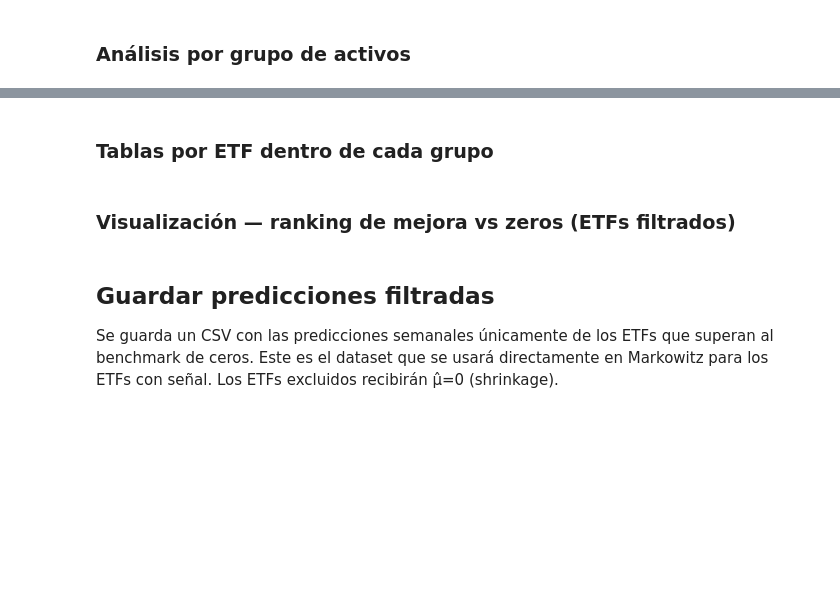
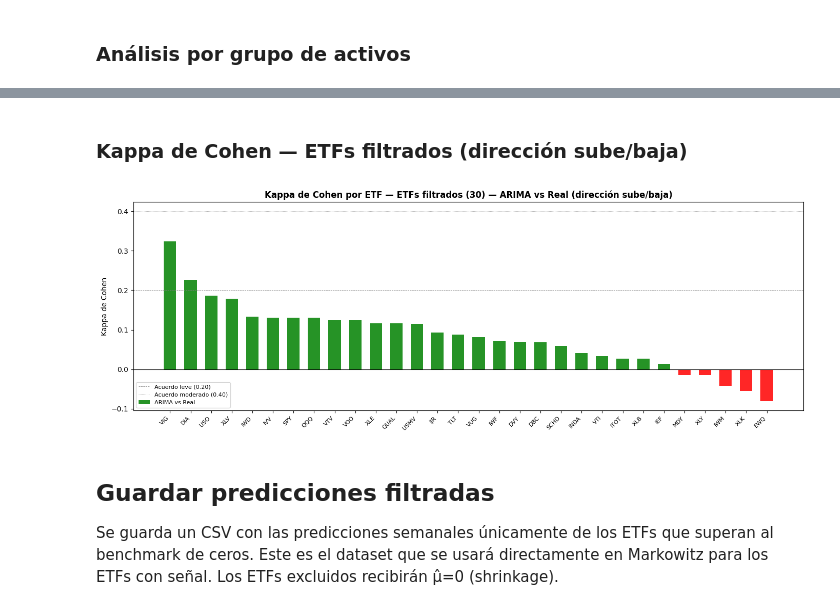
Before and after one commit to aleellord/TFM, a Jupyter notebook: 2.Modelo_Series_Temporales/Modelo_semanal/02_predicciones_modelo_ARIMA_filtrado.ipynb, the cells around one changed output, grey strips where cells are left out. Saved outputs shown, nothing was run; the diff lists cells and outputs as text; code cells hidden in the pictures; blank space fills up the shorter version.

```diff
--- a/2.Modelo_Series_Temporales/Modelo_semanal/02_predicciones_modelo_ARIMA_filtrado.ipynb
+++ b/2.Modelo_Series_Temporales/Modelo_semanal/02_predicciones_modelo_ARIMA_filtrado.ipynb
@@ -200,2 +223,0 @@ display(
-# %% [markdown]
-### Tablas por ETF dentro de cada grupo
@@ -225,2 +223,0 @@ for grupo in ORDEN_GRUPOS:
-# %% [markdown]
-### Visualización — ranking de mejora vs zeros (ETFs filtrados)
@@ -250,3 +224,40 @@ plt.show()
+# %% [markdown]
+### Kappa de Cohen — ETFs filtrados (dirección sube/baja)
+# %%
+df_dir = pd.read_csv(os.path.join(DATA_DIR, 'direccional_arima_semanal.csv'))
+df_dir = df_dir.rename(columns={df_dir.columns[0]: 'ETF'})
+df_dir['Kappa_ARIMA'] = pd.to_numeric(df_dir['Kappa_ARIMA'], errors='coerce')
+
+df_plot_kappa = (
+    df_dir[df_dir['ETF'].isin(etfs_filtrados)]
+    .set_index('ETF')
+    .sort_values('Kappa_ARIMA', ascending=False)
+)
+
+fig, ax = plt.subplots(figsize=(14, 5))
+x = range(len(df_plot_kappa))
+
+colores = ['green' if v >= 0 else 'red' for v in df_plot_kappa['Kappa_ARIMA']]
+
+ax.bar(list(x), df_plot_kappa['Kappa_ARIMA'], width=0.6,
+       color=colores, alpha=0.85, label='ARIMA vs Real')
+
+ax.axhline(0,    color='black', linewidth=0.8)
+ax.axhline(0.20, color='gray',  linewidth=0.6, linestyle='--', label='Acuerdo leve (0.20)')
+ax.axhline(0.40, color='gray',  linewidth=0.6, linestyle=':',  label='Acuerdo moderado (0.40)')
+
+ax.set_xticks(list(x))
+ax.set_xticklabels(df_plot_kappa.index, rotation=45, ha='right', fontsize=8)
+ax.set_ylabel('Kappa de Cohen')
+ax.set_title(
+    f'Kappa de Cohen por ETF — ETFs filtrados ({len(df_plot_kappa)}) — ARIMA vs Real (dirección sube/baja)',
+    fontweight='bold'
+)
+ax.legend(fontsize=8)
+plt.tight_layout()
+plt.show()
+# %% [output]
+[figure, added]
 # %% [markdown]
 ## Guardar predicciones filtradas
 
```
Also changed, not shown: parts of 10 cells of this notebook, 2 other files.
